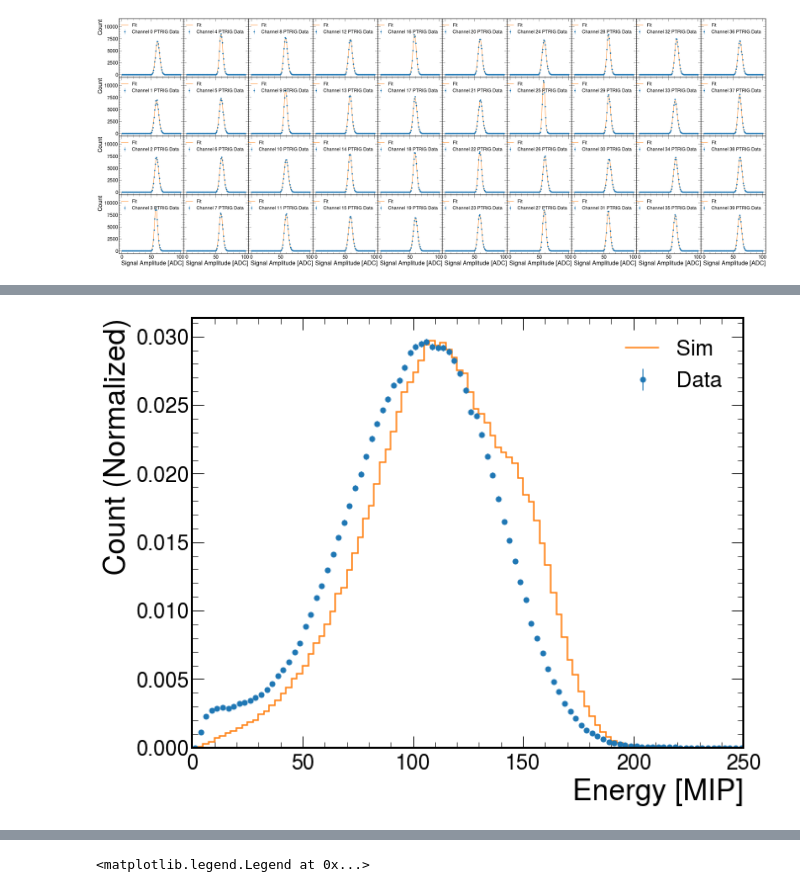
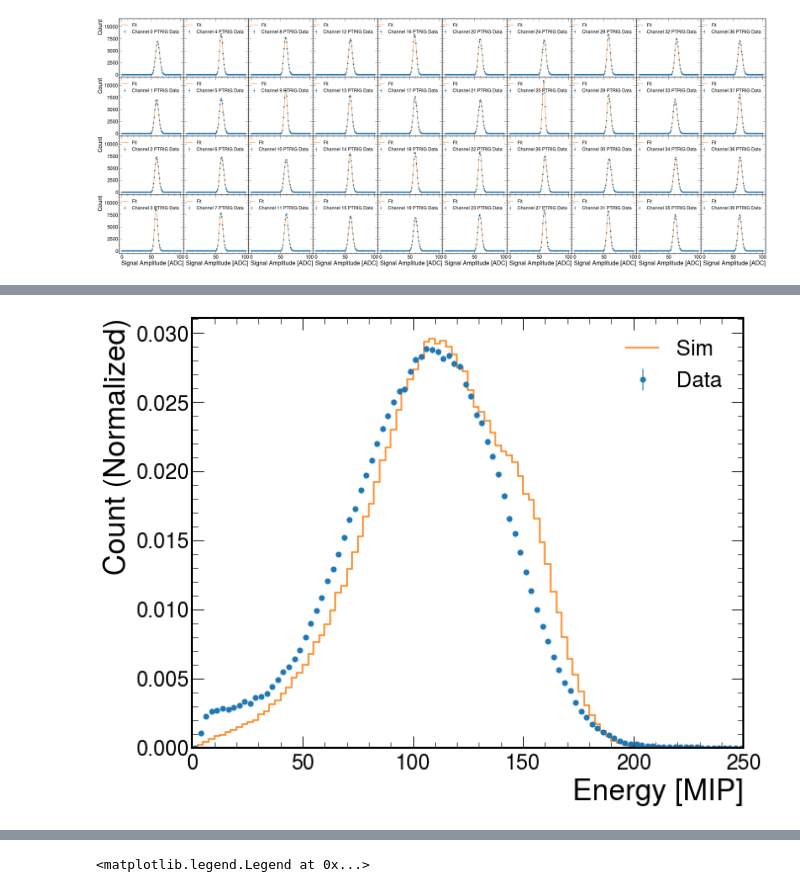
Before and after one commit to sebouh137/beamtest_plots, a Jupyter notebook: TestBeamSimAnalysis.ipynb, the cells around one changed output, grey strips where cells are left out. Saved outputs shown, nothing was run; the diff lists cells and outputs as text; code cells hidden in the pictures.

```diff
--- a/TestBeamSimAnalysis.ipynb
+++ b/TestBeamSimAnalysis.ipynb
@@ -92,8 +93,7 @@ def least_squares_loss(A, mu, sigma):
     y = gauss(bins, A, mu, sigma)
     return np.sum((data - y)**2)
 
-def gauss(x, *p):
-    A, mu, sigma = p
+def gauss(x, A, mu, sigma):
     return A*np.exp(-(x-mu)**2/(2.*sigma**2))
 
 pedMeans = []
@@ -113,10 +113,17 @@ for i in range(round(len(df.columns)/2)):
     plt.errorbar(bins,data,yerr=np.sqrt(data),fmt='o',ecolor='tab:blue', color='tab:blue', capsize=0, elinewidth=1, markeredgewidth=0,label=f"Channel {i} PTRIG Data")
 
     # Initial parameter values for the fit
-    initial_params = [max(h), sum(getattr(ptrigDF,"Ch_{}_LG".format("{:02d}".format(i))))/len(getattr(ptrigDF,"Ch_{}_LG".format("{:02d}".format(i)))), 3.]
-
+    #initial_params = [max(h), sum(getattr(ptrigDF,"Ch_{}_LG".format("{:02d}".format(i))))/len(getattr(ptrigDF,"Ch_{}_LG".format("{:02d}".format(i)))), 2.5]
+    initial_params = [10000,60,2.5]
     # Create Minuit object and set up the fit
-    m = Minuit(least_squares_loss, A=initial_params[0], mu=initial_params[1], sigma=initial_params[2])
+    x = 0.5 * (h.axes[0].edges[:-1] + h.axes[0].edges[1:])
+    y = h.values()[()]
+    yerr = np.sqrt(y)
+    mask = y>0
+    x = x[mask]
+    yerr = yerr[mask]
+    y = y[mask]
+    m = Minuit(LeastSquares(x, y, yerr, gauss), A=initial_params[0], mu=initial_params[1], sigma=initial_params[2])
     # Set limits for the sigma parameter
     m.limits["sigma"] = (0, None)
     # Perform the fit
@@ -126,6 +133,7 @@ for i in range(round(len(df.columns)/2)):
     A_fit = fitted_params['A']
     mu_fit = fitted_params['mu']
     sigma_fit = fitted_params['sigma']
+
 
     x = np.linspace(0, 100, 1000)
     y_fit = gauss(x, A_fit, mu_fit, sigma_fit)
@@ -191,13 +203,13 @@ mipStds = []
 for i in range(round(len(df.columns)/2)):
     plt.sca(axs[i%4][i//4])
 
-    h = hist.Hist(hist.axis.Regular(50, 40, 300, name="Ptrig"))
+    h = hist.Hist(hist.axis.Regular(50, 0, 300, name="Ptrig"))
 
     cosmicCh = np.array(getattr(cosmic_df,"Ch_{}_LG".format("{:02d}".format(i))))
-    cosmicCh = cosmicCh[cosmicCh >= (pedStds[i] * 3)+pedMeans[i]] - pedMeans[i]
+    cosmicCh = cosmicCh[cosmicCh >= (pedStds[i] * 4)+pedMeans[i]] - pedMeans[i]
 
     h.fill(cosmicCh)
-    #h.plot(color='tab:blue',label=f"Channel {i} Cosmic Data")
+
     # Create a numpy array for the bin centers
     bin_centers = 0.5 * (h.axes[0].edges[:-1] + h.axes[0].edges[1:])
 
@@ -220,7 +232,15 @@ for i in range(round(len(df.columns)/2)):
     # Initial parameter values for the fit
     initial_params = [max(h), np.mean(cosmicCh), np.std(cosmicCh)]
     # Create Minuit object and set up the fit
-    m = Minuit(least_squares_landau, A=initial_params[0], mu=initial_params[1], sigma=initial_params[2])
+    x = 0.5 * (h.axes[0].edges[:-1] + h.axes[0].edges[1:])
+    y = h.values()[()]
+    yerr = np.sqrt(y)
+    mask = y>0
+    x = x[mask]
+    yerr = yerr[mask]
+    y = y[mask]
+    cost = LeastSquares(x, y, yerr, landau)
+    m = Minuit(cost, A=initial_params[0], mu=initial_params[1], sigma=initial_params[2])
     # Set limits for the sigma parameter
     m.limits["sigma"] = (0, None)
     m.limits["mu"] = (0, 200)
@@ -317,12 +337,14 @@ def calibrate_dataframe(df, mips, pedMeans):
     lg_columns = [col for col in df.columns if col.endswith('_LG')]
     calibrated_df = pd.DataFrame(new_array[:, df.columns.isin(lg_columns)], columns=lg_columns, index=df.index)
 
+
     # Set dead channel values to 0
     calibrated_df['Ch_01_LG'] = 0.0
     calibrated_df['Ch_07_LG'] = 0.0
 
     # Count the number of nonzero values in each row
-    num_nonzero_values = calibrated_df.iloc[:, 0:41].astype(bool).sum(axis=1)
+    #num_nonzero_values = calibrated_df.iloc[:, 0:41].astype(bool).sum(axis=1)
+    num_nonzero_values = new_array.astype(bool).sum(axis=1)
 
     #Like in the data, require at least 4 hits in each event
     calibrated_df = calibrated_df[num_nonzero_values > 3]
@@ -711,11 +731,13 @@ channel_numbers = np.array(range(40))
 
 h = hist.Hist(hist.axis.Regular(100, 0, 250, name="data"))
 ch_sum = calculate_channel_sums(data_df, channel_numbers)
+
+
+
 h.fill(ch_sum)
 errors = np.sqrt(h.view())
 errors = errors/beamEvts
 h = (h / beamEvts)
-h = h*1
 
 # Calculate the square root of the histogram values (errors)
 
@@ -724,7 +746,7 @@ h = h*1
 bin_centers = 0.5 * (h.axes[0].edges[:-1] + h.axes[0].edges[1:])
 
 # Plot the histogram with error bars
-handles.append(plt.errorbar(bin_centers, h.view(), yerr=errors, fmt='o', ecolor='tab:blue', color='tab:blue', capsize=0, elinewidth=1, markeredgewidth=0, label='Data')[0])
+plt.errorbar(bin_centers, h.view(), yerr=errors, fmt='o', ecolor='tab:blue', color='tab:blue', capsize=0, elinewidth=1, markeredgewidth=0, label='Data')
 
 minFit = np.mean(ch_sum) - 0.5*statistics.pstdev(ch_sum)
 maxFit = np.mean(ch_sum) + 0.5*statistics.pstdev(ch_sum)
@@ -751,7 +773,9 @@ fitMask = (x > minFit) & (x < maxFit)
 plt.legend(fontsize=22,loc='upper right')
 h = hist.Hist(hist.axis.Regular(100, 0, 250, name="sim"))
 ch_sum = calculate_channel_sums(sim_df, channel_numbers)
+
 h.fill(ch_sum)
+
 errors = np.sqrt(h.view())
 errors = errors/simEvts
 h = (h / simEvts)
@@ -772,34 +796,34 @@ bin_centers = 0.5 * (h.axes[0].edges[:-1] + h.axes[0].edges[1:])
 #plt.errorbar(bin_centers, h.view(), yerr=errors, fmt='none', ecolor='red', capsize=0, elinewidth=1, markeredgewidth=0)
 
 minFit = np.mean(ch_sum) - 0.5*statistics.pstdev(ch_sum)
 maxFit = np.mean(ch_sum) + 0.5*statistics.pstdev(ch_sum)
 fitMask = (bin_centers > minFit) & (bin_centers < maxFit)
 data = h.values()[fitMask]
 bins = bin_centers[fitMask]
 
 # Initial parameter values for the fit
 initial_params = [0.03, 100, 50]
 # Create Minuit object and set up the fit
 m = Minuit(least_squares_loss, A=initial_params[0], mu=initial_params[1], sigma=initial_params[2])
 # Perform the fit
 m.migrad()
 # Get the fitted parameters
 fitted_params = m.values
 A_fit = fitted_params['A']
 mu_fit = fitted_params['mu']
 sigma_fit = fitted_params['sigma']
 x = np.linspace(min(bins), max(bins), 1000)
 y_fit = gauss(x, A_fit, mu_fit, sigma_fit)
 res = 100*abs(sigma_fit)/mu_fit
 fitMask = (x > minFit) & (x < maxFit)
 #plt.plot(x[fitMask], y_fit[fitMask], 'tab:orange', label='Sim Fit \n$\mu$=%2.0f MIPs, \n$\sigma=$%2.0f MIPs'%(mu_fit,abs(sigma_fit)),zorder=3)
 plt.xlim(0,250)
 plt.xlabel('Energy [MIP]', fontsize=30)
 plt.ylabel('Count (Normalized)', fontsize=30)
 plt.legend(fontsize=22,loc='upper right')
 plt.savefig('Plots/TotEnergy.pdf', format='pdf')
 # %% [output]
-[figure, old version]
+[figure, new version]
 # %%
 #plot calibrated total energy spectra, this is where we get our detector resolution
 
```
Also changed, not shown: parts of 20 cells of this notebook.
